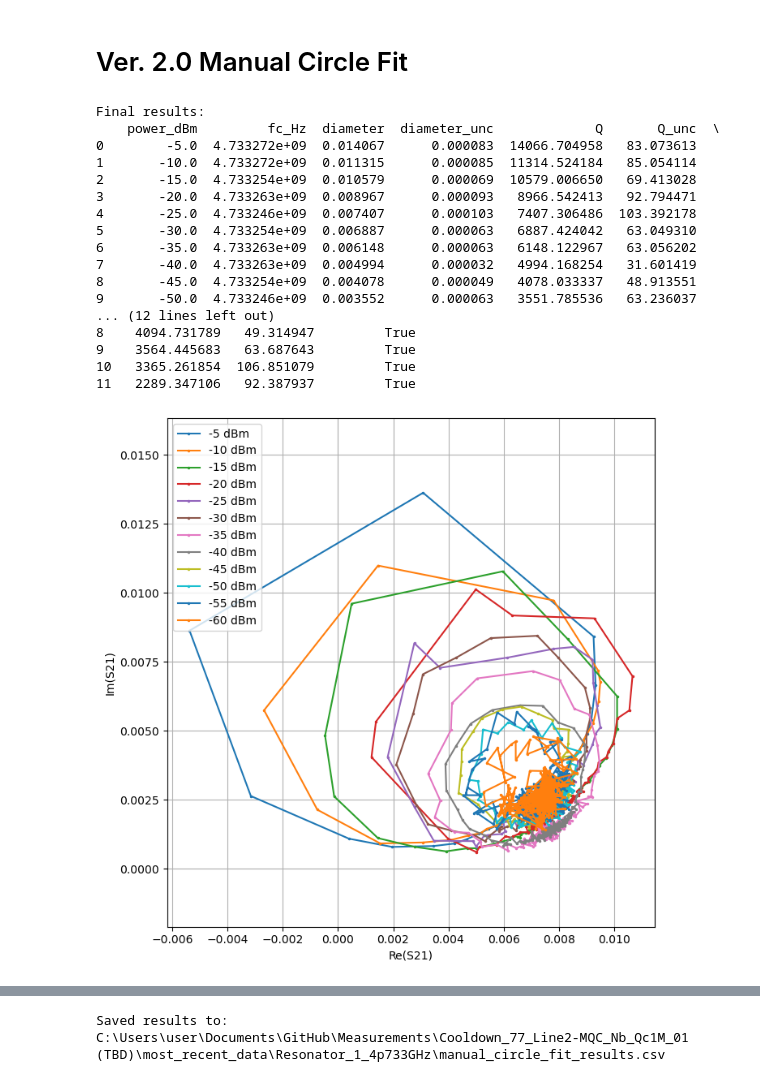
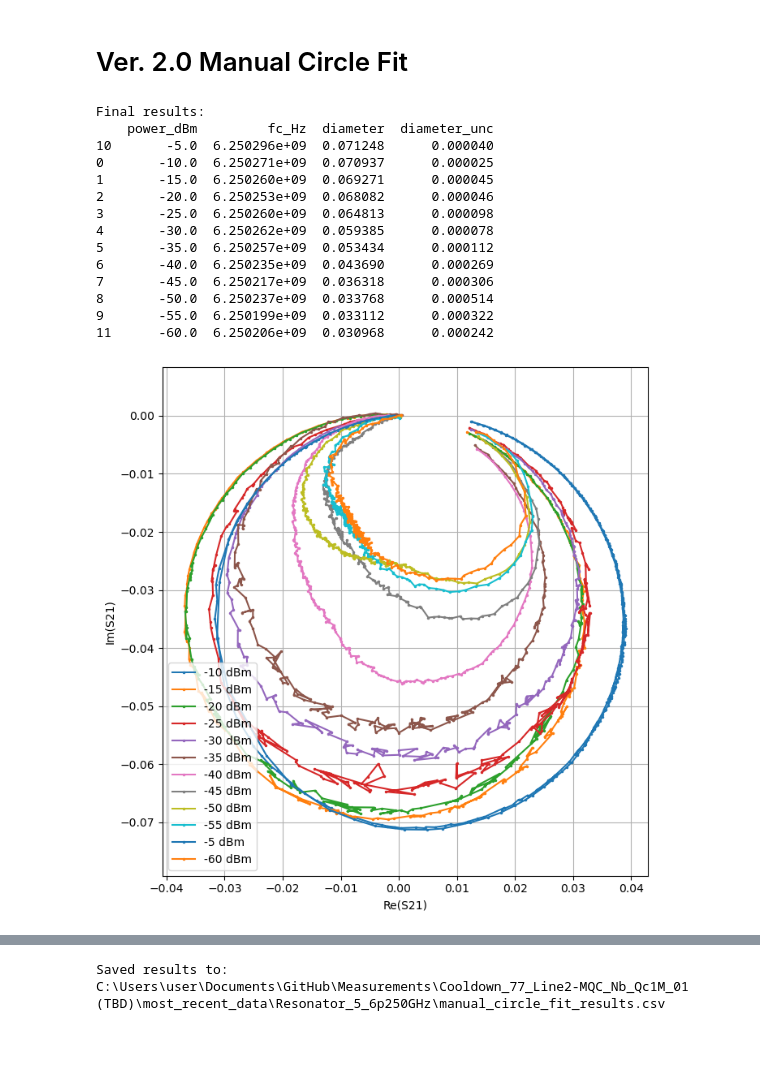
Before and after one commit to WeiRenSyong/Arrange_VNA_Data, a Jupyter notebook: Manual_DCM_Fit.ipynb, the cells around one changed output, grey strips where cells are left out. Saved outputs shown, nothing was run; the diff lists cells and outputs as text; code cells hidden in the pictures; blank space fills up the shorter version.

```diff
--- a/Manual_DCM_Fit.ipynb
+++ b/Manual_DCM_Fit.ipynb
@@ -137,8 +137,8 @@ if __name__ == "__main__":
 
     import os
 
-    folder_path = r"C:\Users\user\Documents\GitHub\Measurements\Cooldown_77_Line2-MQC_Nb_Qc1M_01 (TBD)\most_recent_data"
-    filename = "MQC_Nb_Qc1M_01_4p354GHz_-65dBm_15mK.csv"
+    folder_path = r"C:\Users\user\Documents\GitHub\Measurements\Cooldown_77_Line2-MQC_Nb_Qc1M_01 (TBD)\most_recent_data\Resonator_2_5p136GHz"
+    filename = "MQC_Nb_Qc1M_01_5p136GHz_-45dBm_15mK.csv"
 
     full_path = os.path.join(folder_path, filename)
 
@@ -464,15 +464,21 @@ def fit_folder(folder_path, Qc, draw_each_circle=False):
         "fc_Hz",
         "diameter",
         "diameter_unc",
-        "Q",
-        "Q_unc",
-        "Qi",
-        "Qi_unc",
-        "fit_success",
     ]
 
     if len(results_df) > 0:
-        results_df = results_df.sort_values("power_dBm", ascending=False)
+        results_df = results_df.sort_values(
+            "power_dBm",
+            ascending=False,
+        )
+
+        save_columns = [
+            "power_dBm",
+            "fc_Hz",
+            "diameter",
+            "diameter_unc",
+        ]
+
         results_df = results_df[save_columns]
 
     return results_df
@@ -559,41 +565,35 @@ def get_raw_vna_csv_files(folder_path):
 # %%
 if __name__ == "__main__":
 
-    folder_path = r"C:\Users\user\Documents\GitHub\Measurements\Cooldown_77_Line2-MQC_Nb_Qc1M_01 (TBD)\most_recent_data\Resonator_1_4p733GHz"
+    folder_path = r"C:\Users\user\Documents\GitHub\Measurements\Cooldown_77_Line2-MQC_Nb_Qc1M_01 (TBD)\most_recent_data\Resonator_5_6p250GHz"
 
     Qc = 1e6  # update this
 
     results_df = fit_folder(folder_path=folder_path,Qc=Qc,draw_each_circle=False,)
 
     print("\nFinal results:")
     print(results_df)
 
     plot_all_complex_s21(folder_path)
 
-    plot_Q_vs_power(results_df)
-    plot_Qi_vs_power(results_df)
-
     output_path = os.path.join(folder_path, "manual_circle_fit_results.csv")
     results_df.to_csv(output_path, index=False)
 
     print(f"\nSaved results to:")
     print(output_path)
 # %% [output]
 Final results:
-    power_dBm         fc_Hz  diameter  diameter_unc             Q       Q_unc  \
-0        -5.0  4.733272e+09  0.014067      0.000083  14066.704958   83.073613
-1       -10.0  4.733272e+09  0.011315      0.000085  11314.524184   85.054114
-2       -15.0  4.733254e+09  0.010579      0.000069  10579.006650   69.413028
-3       -20.0  4.733263e+09  0.008967      0.000093   8966.542413   92.794471
-4       -25.0  4.733246e+09  0.007407      0.000103   7407.306486  103.392178
-5       -30.0  4.733254e+09  0.006887      0.000063   6887.424042   63.049310
-6       -35.0  4.733263e+09  0.006148      0.000063   6148.122967   63.056202
-7       -40.0  4.733263e+09  0.004994      0.000032   4994.168254   31.601419
-8       -45.0  4.733254e+09  0.004078      0.000049   4078.033337   48.913551
-9       -50.0  4.733246e+09  0.003552      0.000063   3551.785536   63.236037
-... (12 lines left out)
-8    4094.731789   49.314947         True
-9    3564.445683   63.687643         True
-10   3365.261854  106.851079         True
-11   2289.347106   92.387937         True
+    power_dBm         fc_Hz  diameter  diameter_unc
+10       -5.0  6.250296e+09  0.071248      0.000040
+0       -10.0  6.250271e+09  0.070937      0.000025
+1       -15.0  6.250260e+09  0.069271      0.000045
+2       -20.0  6.250253e+09  0.068082      0.000046
+3       -25.0  6.250260e+09  0.064813      0.000098
+4       -30.0  6.250262e+09  0.059385      0.000078
+5       -35.0  6.250257e+09  0.053434      0.000112
+6       -40.0  6.250235e+09  0.043690      0.000269
+7       -45.0  6.250217e+09  0.036318      0.000306
+8       -50.0  6.250237e+09  0.033768      0.000514
+9       -55.0  6.250199e+09  0.033112      0.000322
+11      -60.0  6.250206e+09  0.030968      0.000242
-[figure, old version]
+[figure, new version]
@@ -602,2 +600,2 @@ Final results:
 Saved results to:
-C:\Users\user\Documents\GitHub\Measurements\Cooldown_77_Line2-MQC_Nb_Qc1M_01 (TBD)\most_recent_data\Resonator_1_4p733GHz\manual_circle_fit_results.csv
+C:\Users\user\Documents\GitHub\Measurements\Cooldown_77_Line2-MQC_Nb_Qc1M_01 (TBD)\most_recent_data\Resonator_5_6p250GHz\manual_circle_fit_results.csv
```
Also changed, not shown: parts of 2 cells of this notebook, 1 other file.
